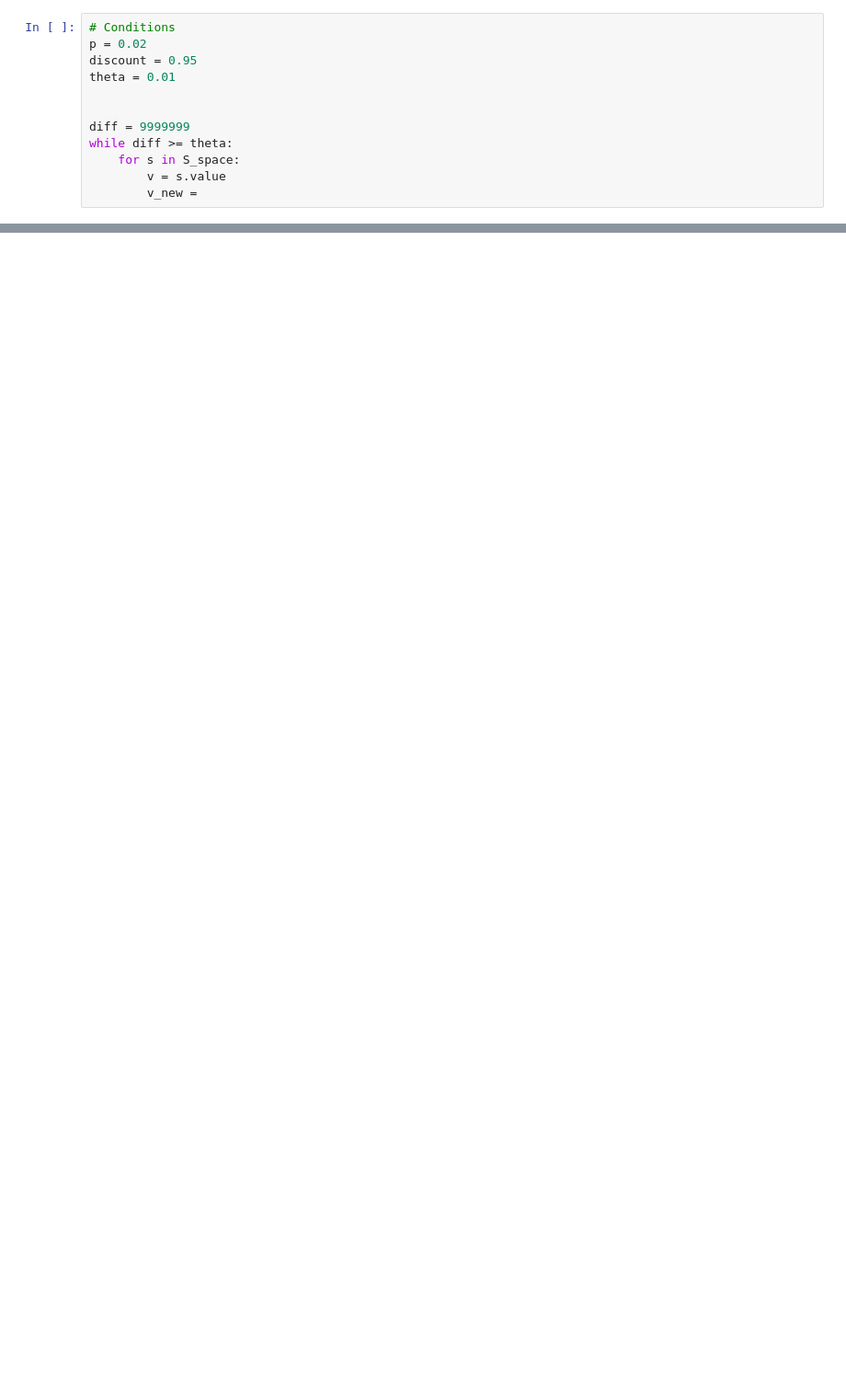
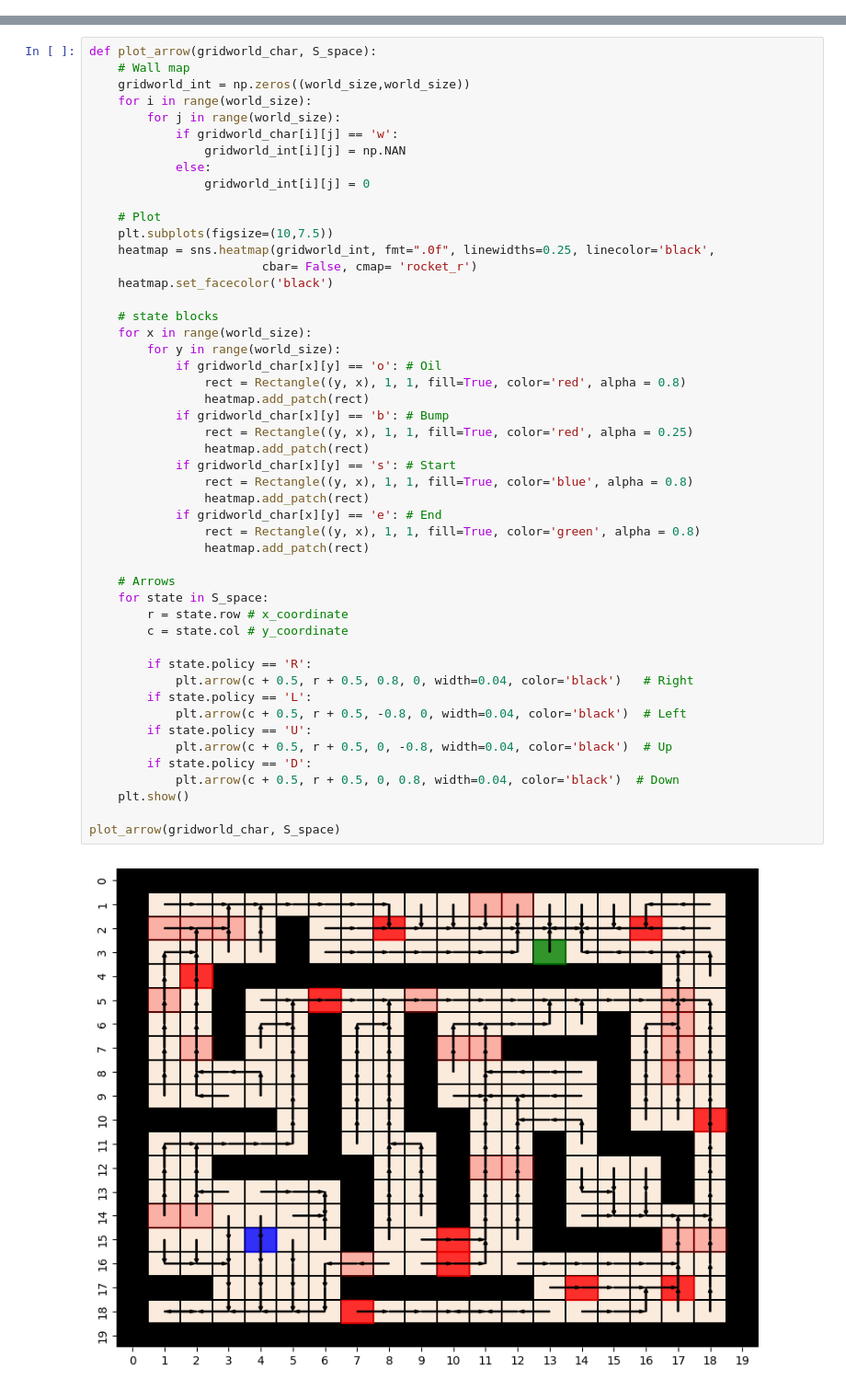
Before and after one commit to zRuiqi/Pathfinder-RL, a Jupyter notebook: project2/maze.ipynb, the cells around one changed output, grey strips where cells are left out. Shown at 92% size. Saved outputs shown, nothing was run; the diff lists cells and outputs as text; blank space fills up the shorter version.

```diff
--- a/project2/maze.ipynb
+++ b/project2/maze.ipynb
@@ -134,13 +189 @@ print(len(S_space))
 248
-# %%
-# Conditions
-p = 0.02
-discount = 0.95
-theta = 0.01
-
-
-diff = 9999999
-while diff >= theta:
-    for s in S_space:
-        v = s.value
-        v_new =
@@ -146,0 +268,51 @@ while diff >= theta:
+# %%
+def plot_arrow(gridworld_char, S_space):
+    # Wall map
+    gridworld_int = np.zeros((world_size,world_size))
+    for i in range(world_size):
+        for j in range(world_size):
+            if gridworld_char[i][j] == 'w':
+                gridworld_int[i][j] = np.NAN
+            else:
+                gridworld_int[i][j] = 0
+
+    # Plot
+    plt.subplots(figsize=(10,7.5))
+    heatmap = sns.heatmap(gridworld_int, fmt=".0f", linewidths=0.25, linecolor='black',
+                        cbar= False, cmap= 'rocket_r')
+    heatmap.set_facecolor('black')
+
+    # state blocks
+    for x in range(world_size):
+        for y in range(world_size):
+            if gridworld_char[x][y] == 'o': # Oil
+                rect = Rectangle((y, x), 1, 1, fill=True, color='red', alpha = 0.8)
+                heatmap.add_patch(rect)
+            if gridworld_char[x][y] == 'b': # Bump
+                rect = Rectangle((y, x), 1, 1, fill=True, color='red', alpha = 0.25)
+                heatmap.add_patch(rect)
+            if gridworld_char[x][y] == 's': # Start
+                rect = Rectangle((y, x), 1, 1, fill=True, color='blue', alpha = 0.8)
+                heatmap.add_patch(rect)
+            if gridworld_char[x][y] == 'e': # End
+                rect = Rectangle((y, x), 1, 1, fill=True, color='green', alpha = 0.8)
+                heatmap.add_patch(rect)
+
+    # Arrows
+    for state in S_space:
+        r = state.row # x_coordinate
+        c = state.col # y_coordinate
+
+        if state.policy == 'R':
+            plt.arrow(c + 0.5, r + 0.5, 0.8, 0, width=0.04, color='black')   # Right
+        if state.policy == 'L':
+            plt.arrow(c + 0.5, r + 0.5, -0.8, 0, width=0.04, color='black')  # Left
+        if state.policy == 'U':
+            plt.arrow(c + 0.5, r + 0.5, 0, -0.8, width=0.04, color='black')  # Up
+        if state.policy == 'D':
+            plt.arrow(c + 0.5, r + 0.5, 0, 0.8, width=0.04, color='black')  # Down
+    plt.show()
+
+plot_arrow(gridworld_char, S_space)
+# %% [output]
+[figure, added]
```
Also changed, not shown: parts of 9 cells of this notebook.
